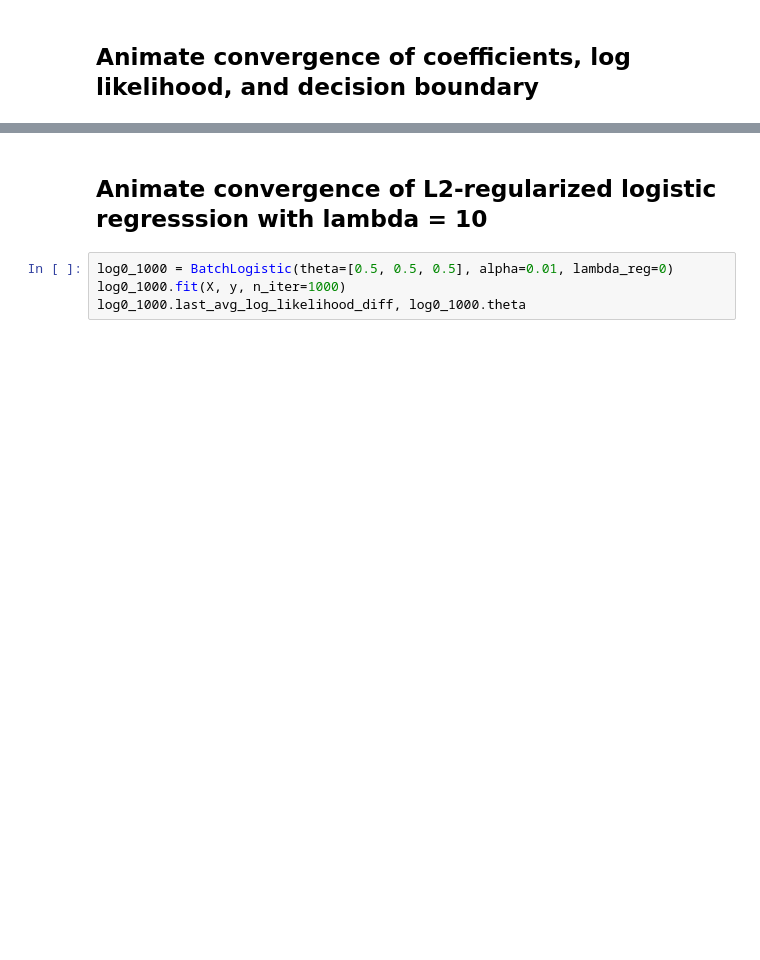
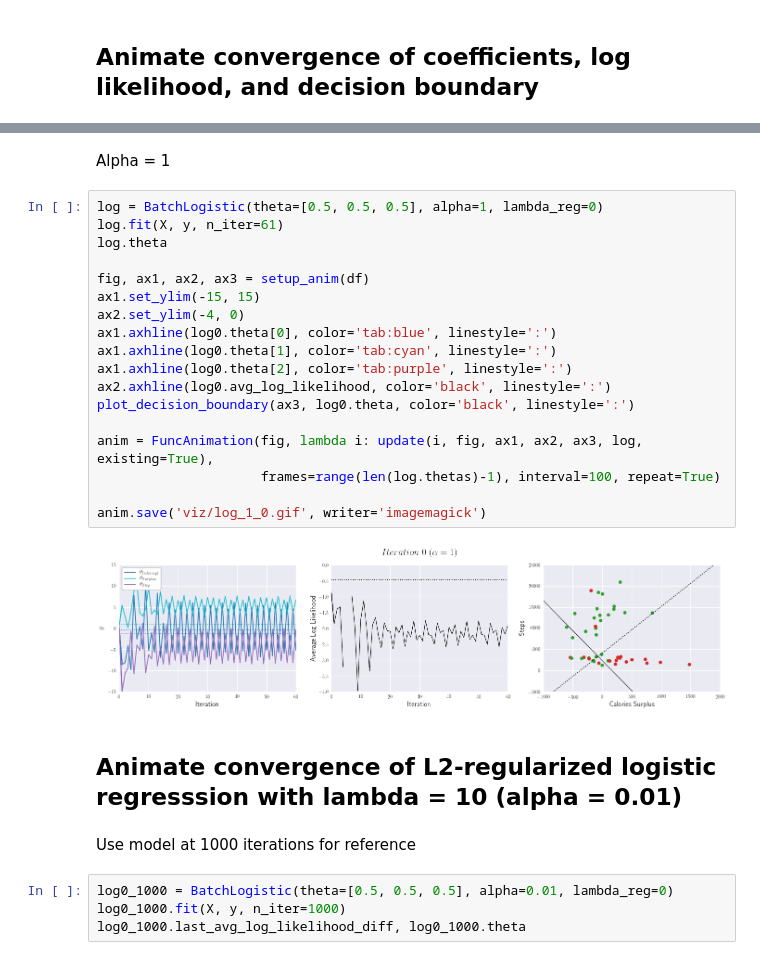
Before and after one commit to khanhnguyendata/logweight, a Jupyter notebook: logweight.ipynb, the cells around one changed output, grey strips where cells are left out. Drawn from its saved outputs; the diff is of its cells as text; blank space fills up the shorter version.

```diff
--- a/logweight.ipynb
+++ b/logweight.ipynb
@@ -434,5 +485,29 @@ anim_0 = FuncAnimation(fig_0, lambda i: update(i, fig_0, ax1_0, ax2_0, ax3_0, lo
+# %% [markdown]
+Alpha = 1
+# %%
+log = BatchLogistic(theta=[0.5, 0.5, 0.5], alpha=1, lambda_reg=0)
+log.fit(X, y, n_iter=61)
+log.theta
+
+fig, ax1, ax2, ax3 = setup_anim(df)
+ax1.set_ylim(-15, 15)
+ax2.set_ylim(-4, 0)
+ax1.axhline(log0.theta[0], color='tab:blue', linestyle=':')
+ax1.axhline(log0.theta[1], color='tab:cyan', linestyle=':')
+ax1.axhline(log0.theta[2], color='tab:purple', linestyle=':')
+ax2.axhline(log0.avg_log_likelihood, color='black', linestyle=':')
+plot_decision_boundary(ax3, log0.theta, color='black', linestyle=':')
+
+anim = FuncAnimation(fig, lambda i: update(i, fig, ax1, ax2, ax3, log, existing=True),
+                     frames=range(len(log.thetas)-1), interval=100, repeat=True)
+
+anim.save('viz/log_1_0.gif', writer='imagemagick')
+# %% [output]
+[figure, added]
 # %% [markdown]
-## Animate convergence of L2-regularized logistic regresssion with lambda = 10
+## Animate convergence of L2-regularized logistic regresssion with lambda = 10 (alpha = 0.01)
+# %% [markdown]
+Use model at 1000 iterations for reference
 # %%
 log0_1000 = BatchLogistic(theta=[0.5, 0.5, 0.5], alpha=0.01, lambda_reg=0)
 log0_1000.fit(X, y, n_iter=1000)
```
Also changed, not shown: parts of 101 cells of this notebook, 21 other files.
